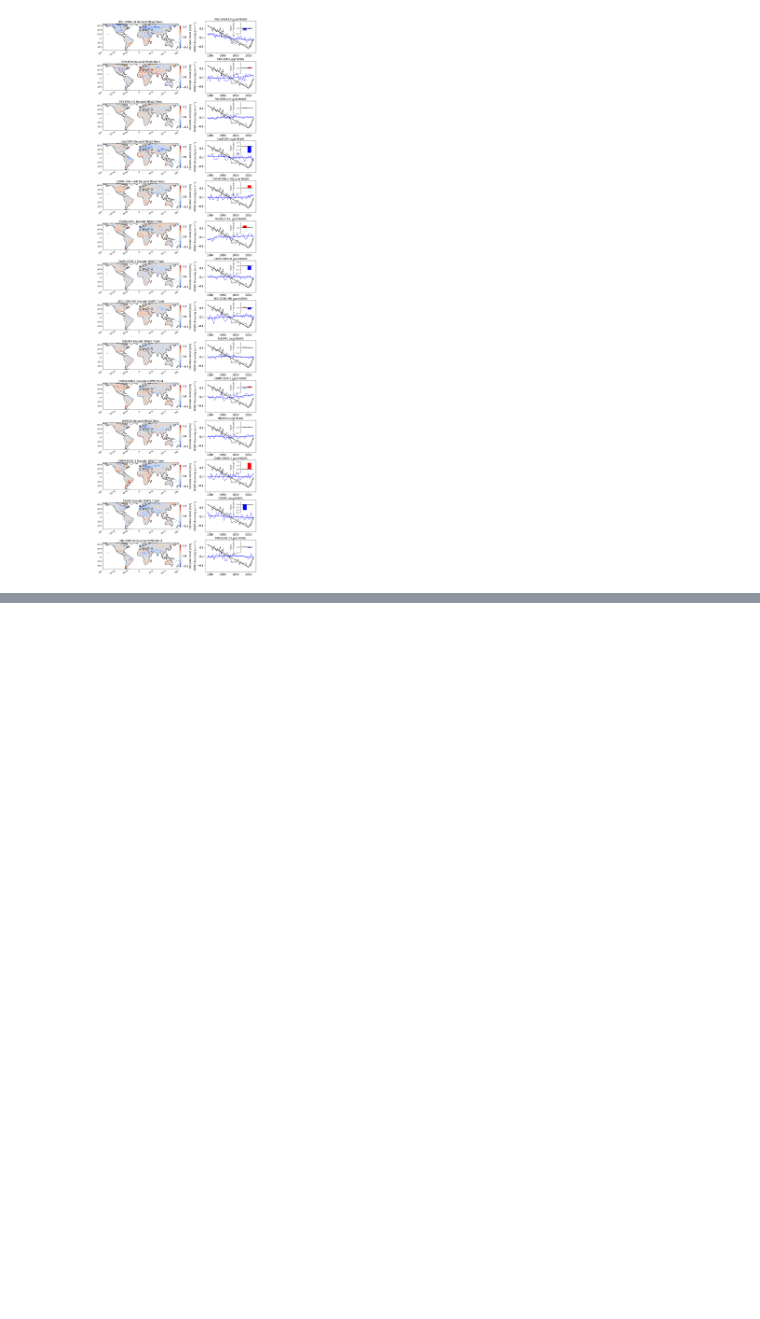
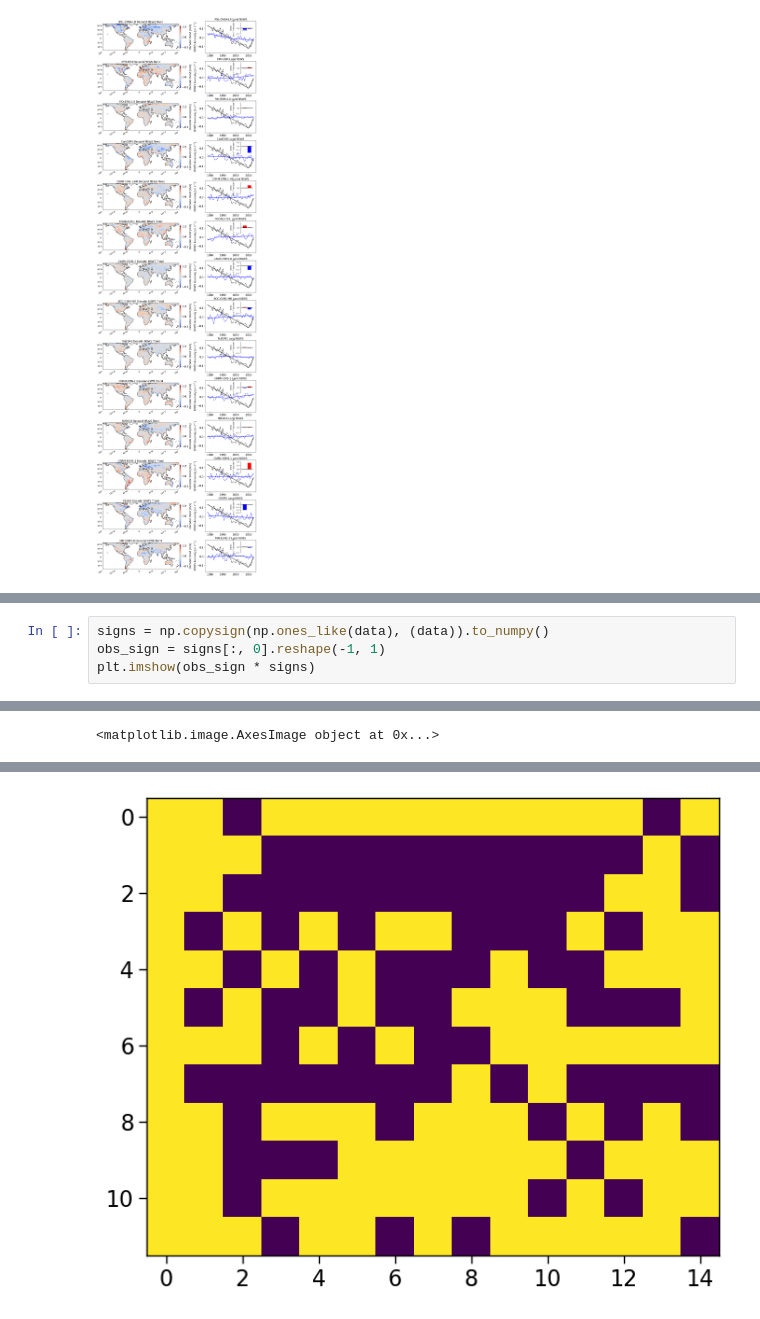
Before and after one commit to ivalencius/winds-of-change, a Jupyter notebook: amip_validation.ipynb, the cells around one changed output, grey strips where cells are left out. Drawn from its saved outputs; the diff is of its cells as text; blank space fills up the shorter version.

```diff
--- a/amip_validation.ipynb
+++ b/amip_validation.ipynb
@@ -552,0 +610,5 @@ plt.show()
+# %%
+signs = np.copysign(np.ones_like(data), (data)).to_numpy()
+obs_sign = signs[:, 0].reshape(-1, 1)
+plt.imshow(obs_sign * signs)
+# %% [output]
@@ -552,0 +616 @@ plt.show()
+<matplotlib.image.AxesImage object at 0x...>
@@ -552,0 +618 @@ plt.show()
+[figure, added]
```
Also changed, not shown: parts of 7 cells of this notebook.
